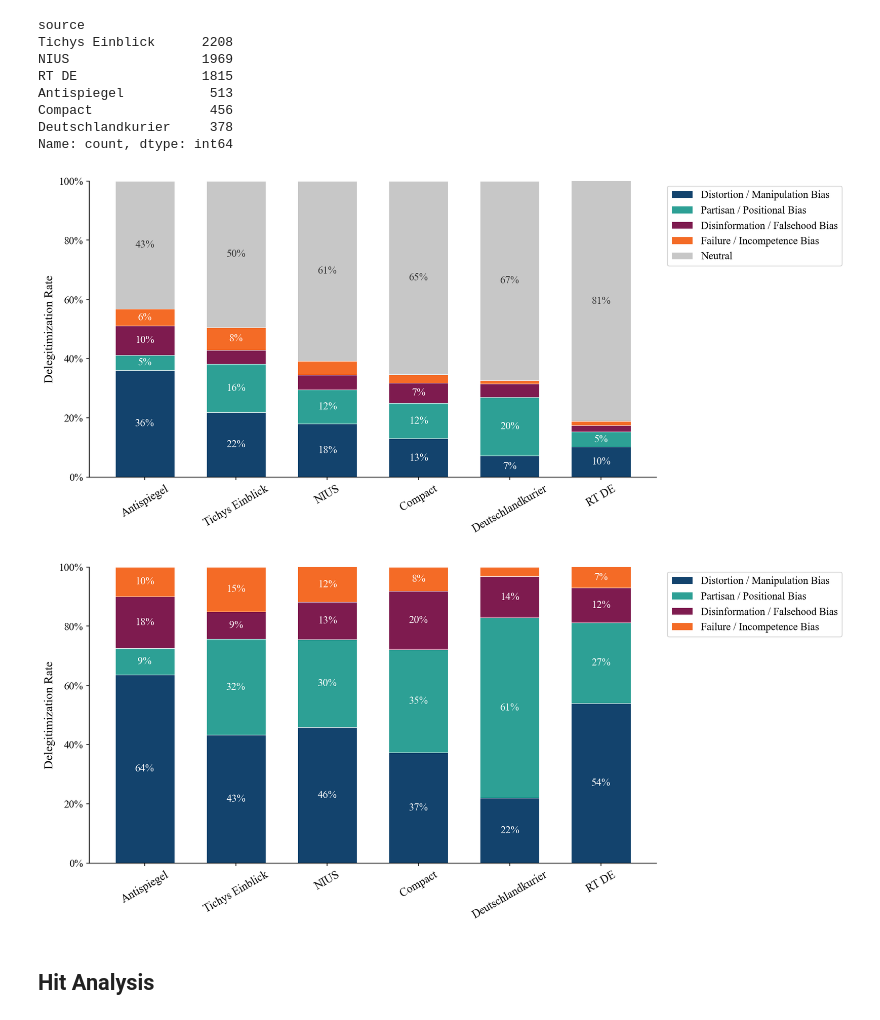
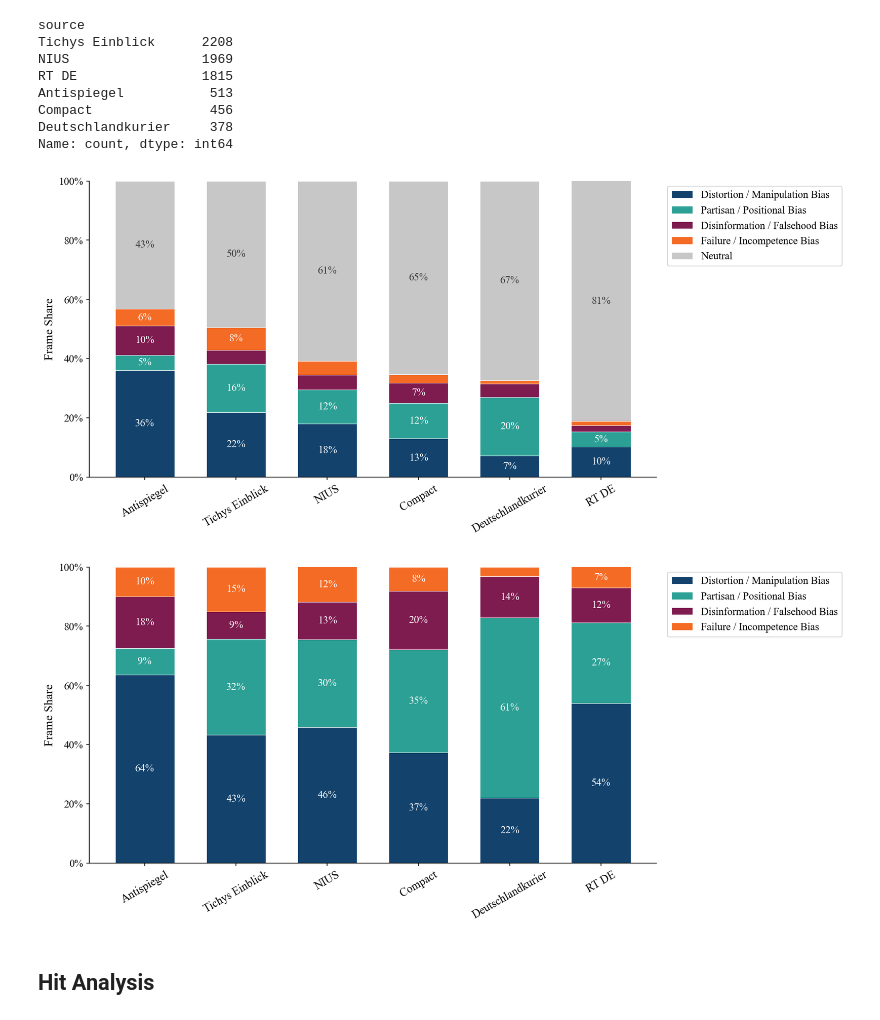
Before and after one commit to mattishaumann/Thesis, a Jupyter notebook: 03_Framing/03_Framing_Analysis/Framing_Results_Deligrate_Hits.ipynb, the cells around one changed output. Drawn from its saved outputs; the diff is of its cells as text; code cells hidden in the pictures.

```diff
--- a/03_Framing/03_Framing_Analysis/Framing_Results_Deligrate_Hits.ipynb
+++ b/03_Framing/03_Framing_Analysis/Framing_Results_Deligrate_Hits.ipynb
@@ -237,36 +247,36 @@ def stacked_bar(ax, props, col_order):
             if v > 0.05:
                 ax.text(i, b + v / 2, f"{v:.0%}", ha="center", va="center",
                         fontsize=12, color="white" if frame != "Neutral" else "#333")
         bottoms += vals
     ax.set_ylim(0, 1)
     ax.yaxis.set_major_formatter(plt.FuncFormatter(lambda y, _: f"{y:.0%}"))
-    ax.set_ylabel("Delegitimization Rate", fontsize=14)
+    ax.set_ylabel("Frame Share", fontsize=14)
     ax.set_xlabel("")
     ax.tick_params(axis="x", rotation=30, labelsize=13)
     ax.tick_params(axis="y", labelsize=12)
     ax.spines[["top", "right"]].set_visible(False)
     ax.legend(loc="upper left", bbox_to_anchor=(1.01, 1), frameon=True, fontsize=12)
     # x-axis tick labels: black
     for tick in ax.get_xticklabels():
         tick.set_color("black")
 
 # Chart 1: framing + Neutral
 props_all = counts_all.div(counts_all.sum(axis=1), axis=0).loc[outlet_order]
 fig, ax = plt.subplots(figsize=(13, 6))
 stacked_bar(ax, props_all, ALL_COLS)
 plt.tight_layout()
 plt.show()
 
 # Chart 2: framing only
 counts_framing = counts_all[FRAMING_COLS].loc[outlet_order]
 props_framing  = counts_framing.div(counts_framing.sum(axis=1), axis=0)
 fig, ax = plt.subplots(figsize=(13, 6))
 stacked_bar(ax, props_framing, FRAMING_COLS)
 plt.tight_layout()
 plt.show()
 # %% [output]
-[figure, old version]
+[figure, new version]
-[figure, old version]
+[figure, new version]
 # %% [markdown]
 ## Hit Analysis
 # %%
```
Also changed, not shown: parts of 1 cell of this notebook, 5 other files.
